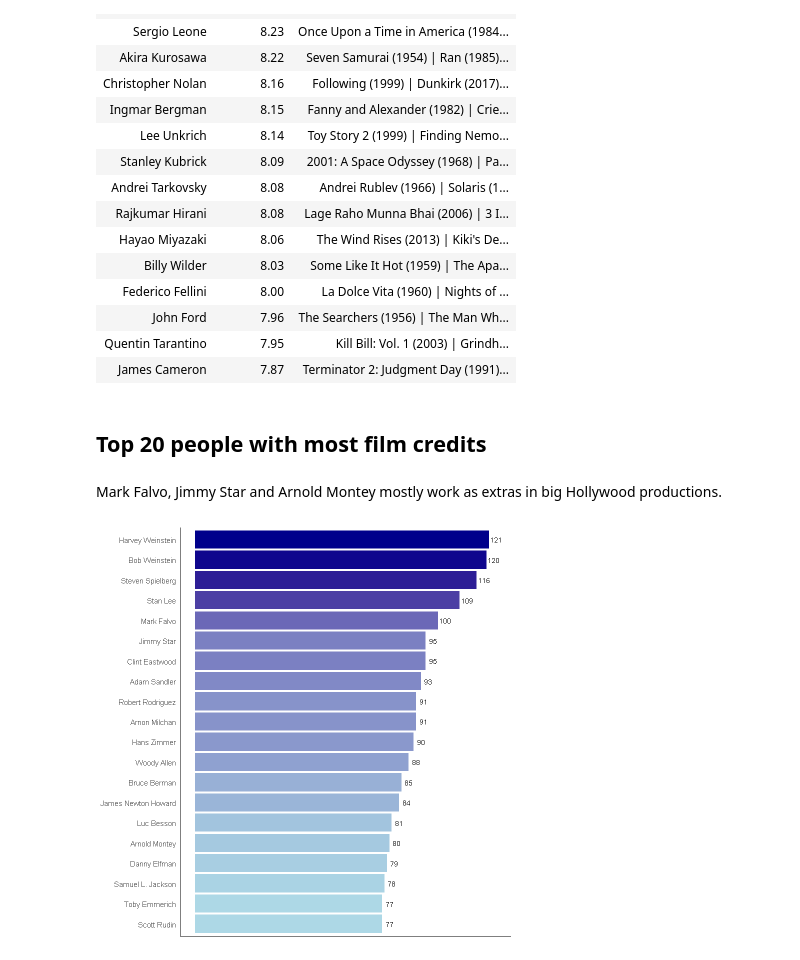
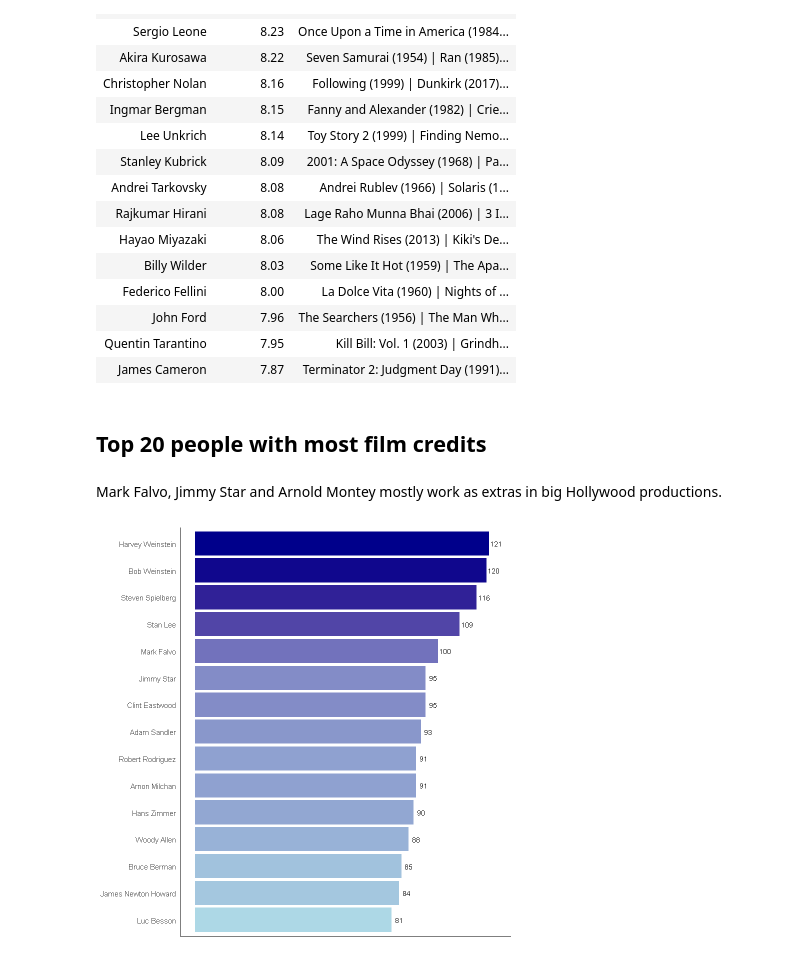
Before and after one commit to JacopoMalatesta/imdb_most_popular_films, a Jupyter notebook: scripts/04 - Querying and visualizing the results.ipynb, the cells around one changed output. Drawn from its saved outputs; the diff is of its cells as text; code cells hidden in the pictures.

```diff
--- a/scripts/04 - Querying and visualizing the results.ipynb
+++ b/scripts/04 - Querying and visualizing the results.ipynb
@@ -106,35 +104,35 @@ A data.frame: 15 × 3
 | John Ford | 7.96 | The Searchers (1956) | The Man Wh... |
 | Quentin Tarantino | 7.95 | Kill Bill: Vol. 1 (2003) | Grindh... |
 | James Cameron | 7.87 | Terminator 2: Judgment Day (1991)... |
-# %% [markdown]
-## Top 20 people with most film credits
-# %% [markdown]
-Mark Falvo, Jimmy Star and Arnold Montey mostly work as extras in big Hollywood productions.
-# %%
-query = "WITH CTE AS (SELECT UNNEST(ARRAY[director, writer, actors, cinematographer, editor, composer,
-                                 production_designer, art_director, costume_designer, producers]) people
-FROM people)
-
-SELECT UNNEST(STRING_TO_ARRAY(people, ';')) people, COUNT(*) n_of_credits
-FROM CTE
-GROUP BY 1
-ORDER BY 2 DESC
-LIMIT 20"
-
-output_three <- dbGetQuery(conn = con, statement = query)
-
-output_three %>%
-ggplot(aes(x = fct_reorder(people, n_of_credits), y = as.numeric(n_of_credits), fill = as.numeric(n_of_credits))) +
-geom_col() +
-geom_text(aes(label = as.numeric(n_of_credits)), nudge_y = 3, size = 3) +
-coord_flip() +
-theme_classic() +
-theme(legend.position = "none",
-      axis.title.x = element_blank(),
-      axis.title.y = element_blank(),
-      axis.text.x = element_blank(),
-      axis.ticks.x = element_blank(),
-      axis.ticks.y = element_blank()) +
-scale_fill_gradient(low = "light blue", high = "dark blue")
-# %% [output]
-[figure, removed]
+# %% [markdown]
+## Top 20 people with most film credits
+# %% [markdown]
+Mark Falvo, Jimmy Star and Arnold Montey mostly work as extras in big Hollywood productions.
+# %%
+query = "WITH CTE AS (SELECT UNNEST(ARRAY[director, writer, actors, cinematographer, editor, composer,
+                                 production_designer, art_director, costume_designer, producers]) people
+FROM people)
+
+SELECT UNNEST(STRING_TO_ARRAY(people, ';')) people, COUNT(*) n_of_credits
+FROM CTE
+GROUP BY 1
+ORDER BY 2 DESC
+LIMIT 15"
+
+output_three <- dbGetQuery(conn = con, statement = query)
+
+output_three %>%
+ggplot(aes(x = fct_reorder(people, n_of_credits), y = as.numeric(n_of_credits), fill = as.numeric(n_of_credits))) +
+geom_col() +
+geom_text(aes(label = as.numeric(n_of_credits)), nudge_y = 3, size = 3) +
+coord_flip() +
+theme_classic() +
+theme(legend.position = "none",
+      axis.title.x = element_blank(),
+      axis.title.y = element_blank(),
+      axis.text.x = element_blank(),
+      axis.ticks.x = element_blank(),
+      axis.ticks.y = element_blank()) +
+scale_fill_gradient(low = "light blue", high = "dark blue")
+# %% [output]
+[figure, added]
```
Also changed, not shown: parts of 3 cells of this notebook.
